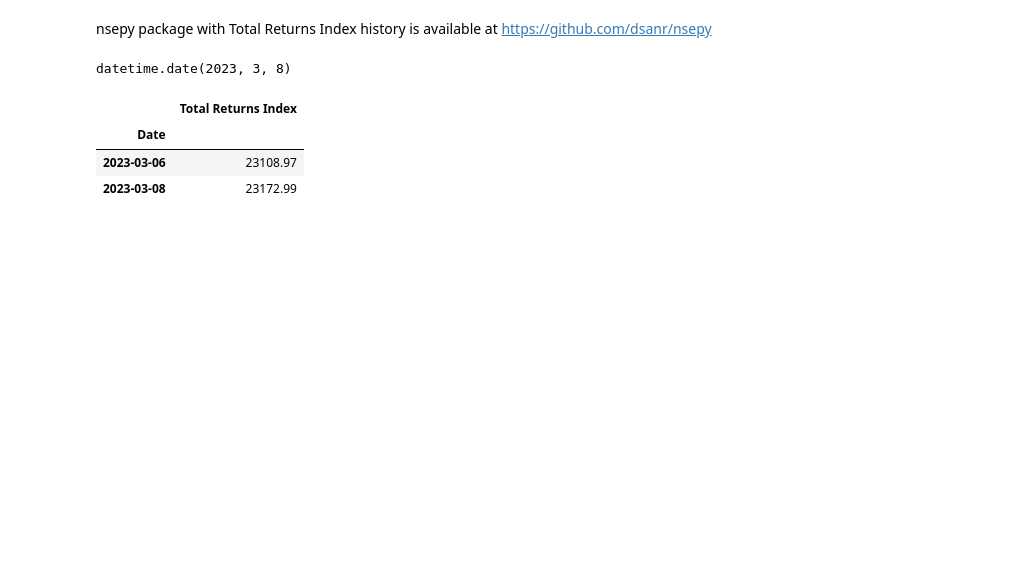
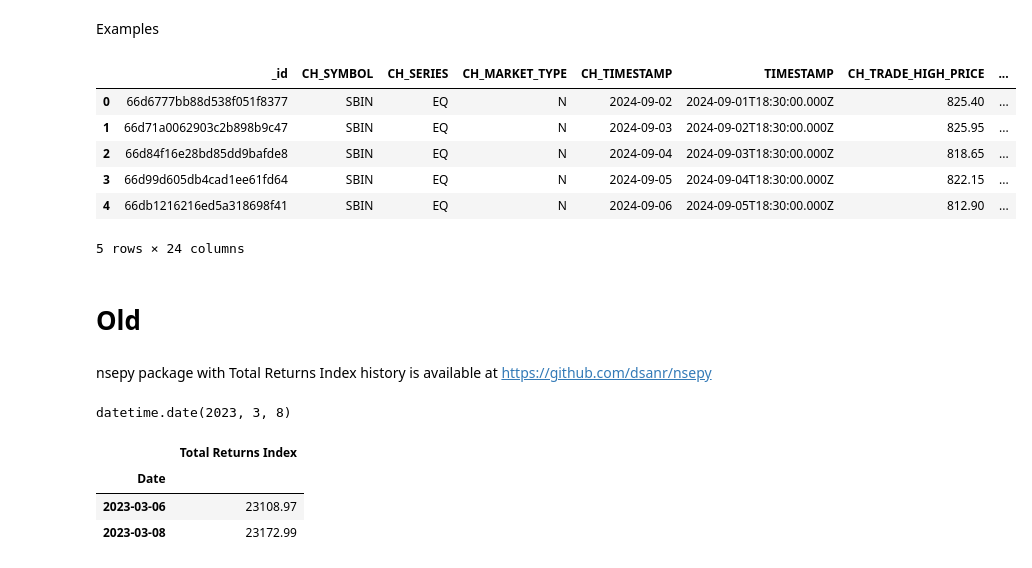
Before and after one commit to dsanr/Mutual-Funds-Analysis, a Jupyter notebook: index update.ipynb, the cells around one changed output. Saved outputs shown, nothing was run; the diff lists cells and outputs as text; code cells hidden in the pictures; blank space fills up the shorter version.

Commit message:
Update code with nsepython package

```diff
--- a/index update.ipynb
+++ b/index update.ipynb
@@ -10 +221,16 @@ import datetime as dt
+# %% [markdown]
+Examples
+# %%
+sbi = nsepython.equity_history('sbin', series='EQ', start_date="01-09-2024", end_date="09-09-2024")
+sbi
+# %% [output]
+|  | _id | CH_SYMBOL | CH_SERIES | CH_MARKET_TYPE | CH_TIMESTAMP | TIMESTAMP | CH_TRADE_HIGH_PRICE | ... |
+| 0 | 66d6777bb88d538f051f8377 | SBIN | EQ | N | 2024-09-02 | 2024-09-01T18:30:00.000Z | 825.40 | ... |
+| 1 | 66d71a0062903c2b898b9c47 | SBIN | EQ | N | 2024-09-03 | 2024-09-02T18:30:00.000Z | 825.95 | ... |
+| 2 | 66d84f16e28bd85dd9bafde8 | SBIN | EQ | N | 2024-09-04 | 2024-09-03T18:30:00.000Z | 818.65 | ... |
+| 3 | 66d99d605db4cad1ee61fd64 | SBIN | EQ | N | 2024-09-05 | 2024-09-04T18:30:00.000Z | 822.15 | ... |
+| 4 | 66db1216216ed5a318698f41 | SBIN | EQ | N | 2024-09-06 | 2024-09-05T18:30:00.000Z | 812.90 | ... |
+5 rows × 24 columns
+# %% [markdown]
+# Old
 # %% [markdown]
```
Also changed, not shown: parts of 35 cells of this notebook.
